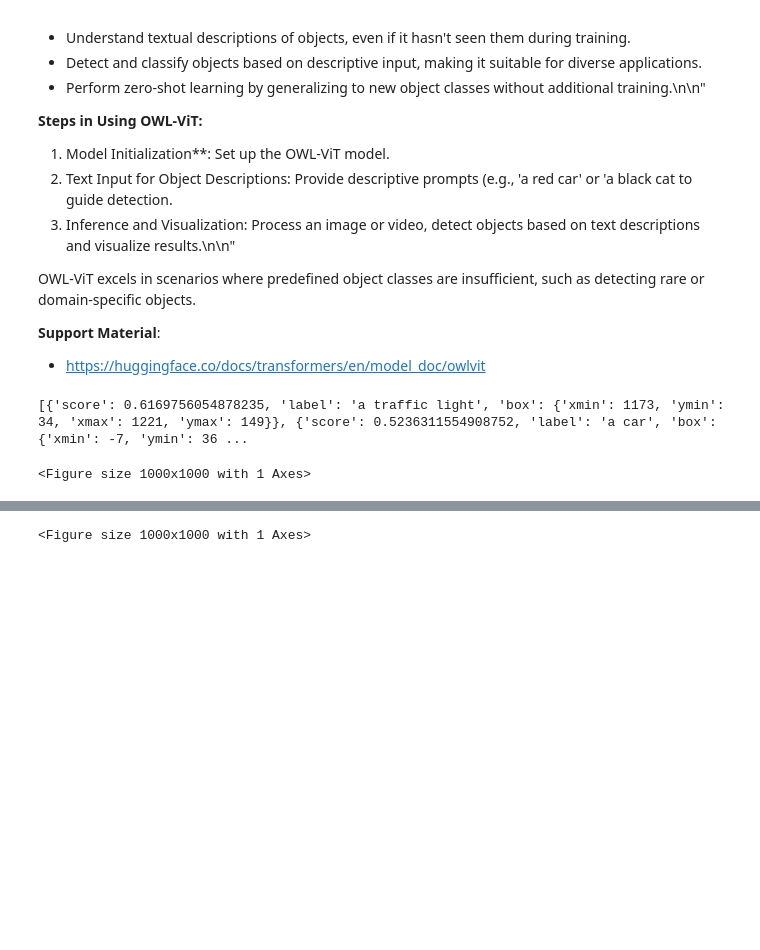
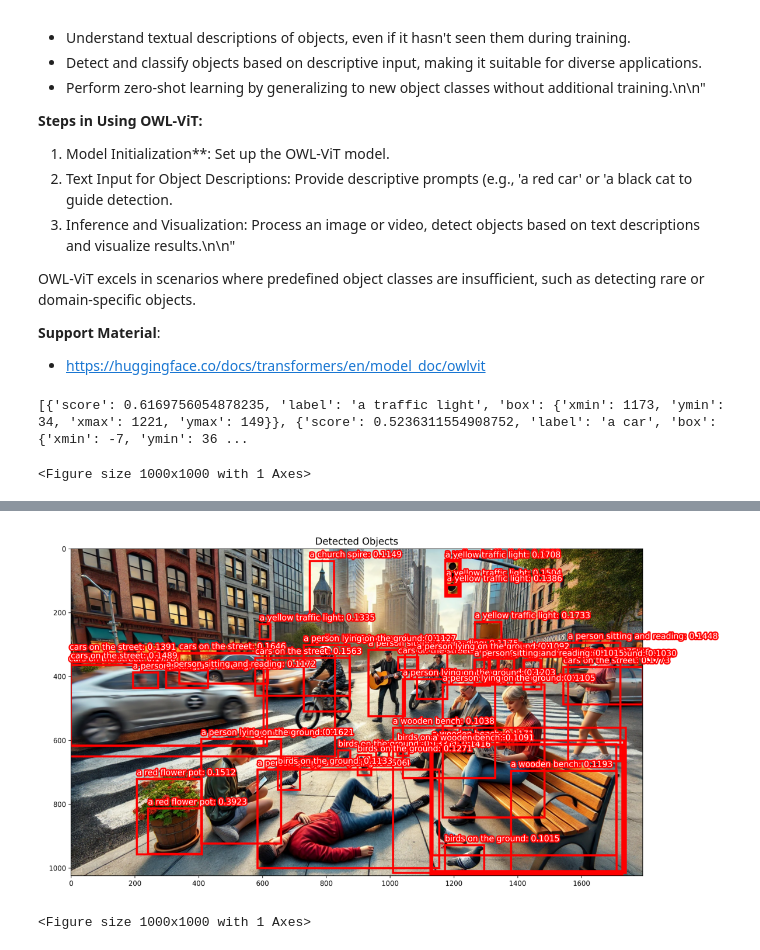
Before and after one commit to blobb3/MultimodalInteraction_ObjDet, a Jupyter notebook: Object_Detection_Basics_YOLO_OWL-ViT.ipynb, the cells around one changed output, grey strips where cells are left out. Drawn from its saved outputs; the diff is of its cells as text; code cells hidden in the pictures; blank space fills up the shorter version.

```diff
--- a/Object_Detection_Basics_YOLO_OWL-ViT.ipynb
+++ b/Object_Detection_Basics_YOLO_OWL-ViT.ipynb
@@ -229,3 +229,93 @@ show_boxes_and_labels_on_image(
 # %% [output]
 [{'score': 0.6169756054878235, 'label': 'a traffic light', 'box': {'xmin': 1173, 'ymin': 34, 'xmax': 1221, 'ymax': 149}}, {'score': 0.5236311554908752, 'label': 'a car', 'box': {'xmin': -7, 'ymin': 36 ...
 <Figure size 1000x1000 with 1 Axes>
+# %%
+from PIL import Image
+import matplotlib.pyplot as plt
+import matplotlib.patheffects as pe
+from transformers import pipeline
+
+# Bild laden
+image = Image.open("images/street_scene.jpg")
+
+def preprocess_outputs(output):
+    input_scores = [x["score"] for x in output]
+    input_labels = [x["label"] for x in output]
+    input_boxes = []
+    for i in range(len(output)):
+        input_boxes.append([*output[i]["box"].values()])
+    input_boxes = [input_boxes]
+    return input_scores, input_labels, input_boxes
+
+def show_box(box, ax):
+    x0, y0 = box[0], box[1]
+    w, h = box[2] - box[0], box[3] - box[1]
+    ax.add_patch(
+        plt.Rectangle((x0, y0), w, h, edgecolor="red", facecolor="none", lw=3)  # Rote Linie, dicker
+    )
+
+def show_boxes_and_labels_on_image(raw_image, boxes, labels, scores):
+    plt.figure(figsize=(15, 15))
+    plt.imshow(raw_image)
+    for i, box in enumerate(boxes):
+        show_box(box, plt.gca())
+        plt.text(
+            x=box[0],
+            y=box[1] - 12,
+            s=f"{labels[i]}: {scores[i]:,.4f}",
+            c="white",
+            path_effects=[pe.withStroke(linewidth=4, foreground="red")],
+            fontsize=12
+        )
+    plt.axis("on")
+    plt.title("Detected Objects", fontsize=14)
+    # Bild speichern
+    plt.savefig('detected_objects.png', bbox_inches='tight', dpi=300)
+    plt.close()
+
+OWL_checkpoint = "google/owlvit-base-patch32"
+
+text = [
+    "a person lying on the ground",
+    "a cyclist",
+    "a guitarist",
+    "a wooden bench",
+    "birds on the ground",
+    "a red flower pot",
+    "a person sitting and reading",
+    "a yellow traffic light",
+    "cars on the street",
+    "a church spire"
+]
+
+detector = pipeline(
+    model=OWL_checkpoint,
+    task="zero-shot-object-detection"
+)
+
+output = detector(
+    image,
+    candidate_labels=text,
+    threshold=0.1
+)
+
+print("\nDetection Results:")
+print(output)
+
+input_scores, input_labels, input_boxes = preprocess_outputs(output)
+
+# Bild mit Detektionen erstellen und speichern
+show_boxes_and_labels_on_image(
+    image,
+    input_boxes[0],
+    input_labels,
+    input_scores
+)
+
+# Gespeichertes Bild laden und anzeigen
+detected_image = Image.open('detected_objects.png')
+plt.figure(figsize=(15, 15))
+plt.imshow(detected_image)
+plt.axis('off')
+plt.show()
+# %% [output]
@@ -232,3 +324,4 @@ show_boxes_and_labels_on_image(
+[figure, added]
 # %%
 # Mit neuem Bild testen
 new_image = Image.open("images/street_scene.jpg")
```
Also changed, not shown: parts of 1 cell of this notebook, 2 other files.
